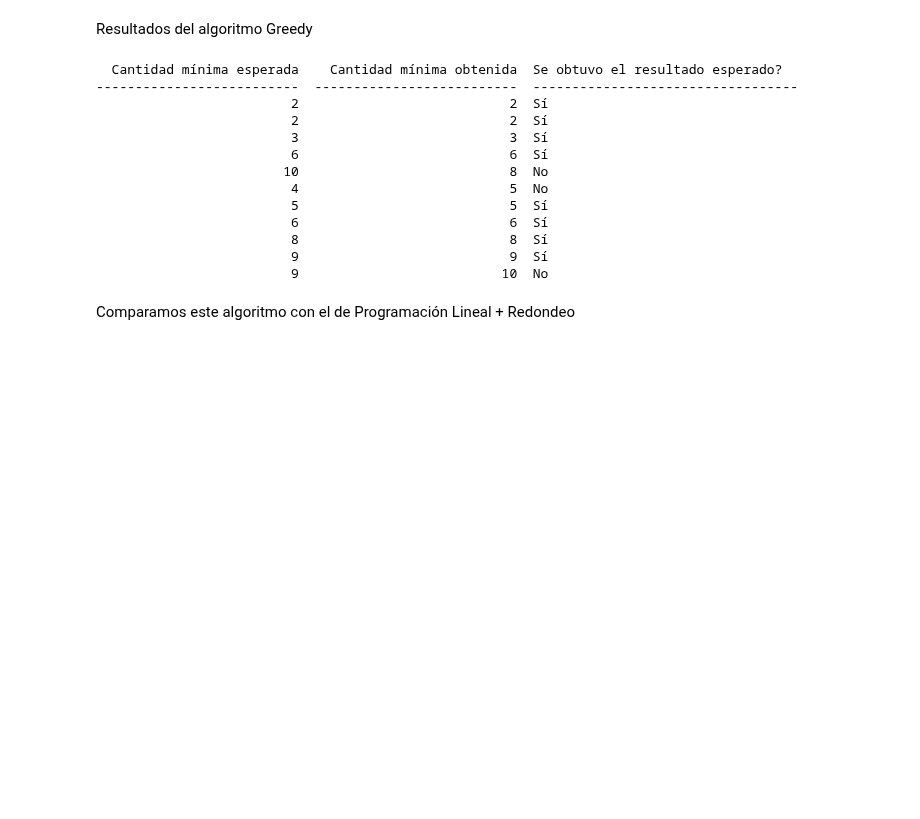
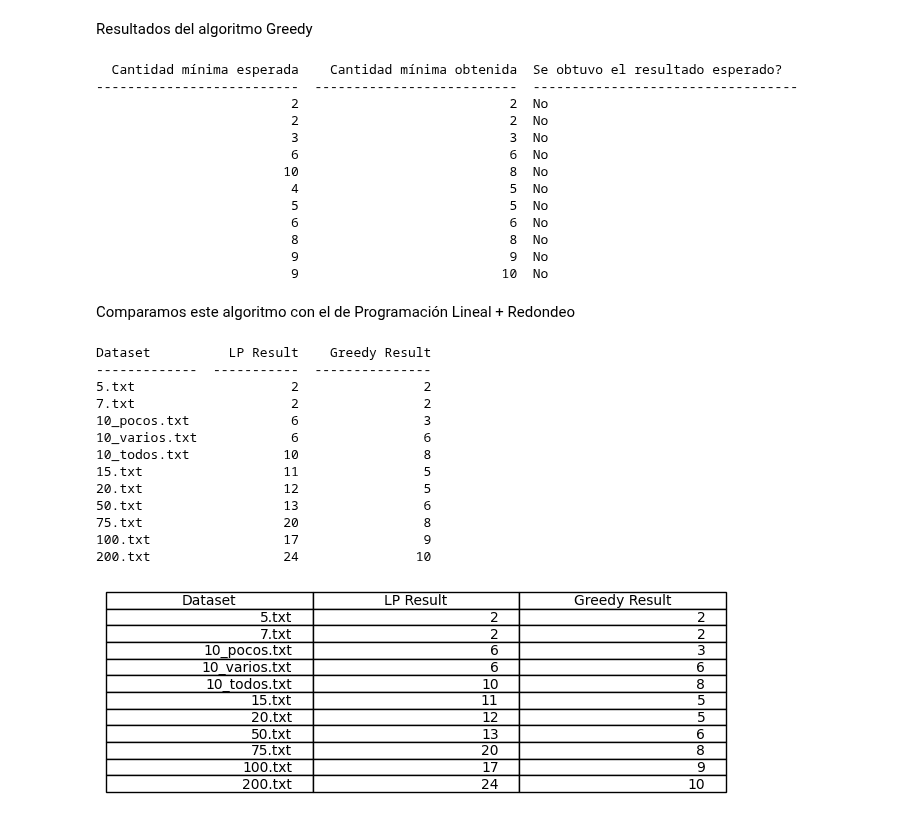
Before and after one commit to valenadels/TDA-I-Fiuba, a Jupyter notebook: TP3/TP3.ipynb, the cells around one changed output. Drawn from its saved outputs; the diff is of its cells as text; code cells hidden in the pictures; blank space fills up the shorter version.

Commit message:
exporto imagenes y comento lo q no correr

```diff
--- a/TP3/TP3.ipynb
+++ b/TP3/TP3.ipynb
@@ -312,9 +308,9 @@ NameError: name 'solucion_20_nuestro' is not defined
 # %%
 # Imprime los resultados obtenidos y los esperados en una tabla
-resultados = []
-i = 0
-for resultado_obtenido in resultados_obtenidos_nuestros:
-  es_correcto = "Sí" if verificar_solucion_para_Scaloni(pedidos_prensa_nuestro[i], resultado_obtenido[0]) else "No"
-  resultados.append([archivos_nuestros[i], len(resultado_obtenido[0]), es_correcto,resultado_obtenido[1] ])
-  i += 1
-print(tabulate(resultados, headers=['Archivo', 'Cantidad minima obtenida', 'Es válida la soliución?', 'Tiempo de ejecución (s)']))
+# resultados = []
+# i = 0
+# for resultado_obtenido in resultados_obtenidos_nuestros:
+#   es_correcto = "Sí" if verificar_solucion_para_Scaloni(pedidos_prensa_nuestro[i], resultado_obtenido[0]) else "No"
+#   resultados.append([archivos_nuestros[i], len(resultado_obtenido[0]), es_correcto,resultado_obtenido[1] ])
+#   i += 1
+# print(tabulate(resultados, headers=['Archivo', 'Cantidad minima obtenida', 'Es válida la soliución?', 'Tiempo de ejecución (s)']))
@@ -686,12 +690,10 @@ Resultados del algoritmo Greedy
 resultados_obtenidos = [solucion_5, solucion_7, solucion_10_pocos, solucion_10_varios, solucion_10_todos,
                         solucion_15, solucion_20, solucion_50, solucion_75, solucion_100, solucion_200]
 
-resultados_esperados = [resultado_esperado.cantidad_minima for resultado_esperado in resultados_esperados]
-
 table_data = []
 for i in range(len(resultados_obtenidos)):
     es_correcto = "Sí" if resultados_esperados[i] == len(resultados_obtenidos[i]) else "No"
-    row = [resultados_esperados[i], len(resultados_obtenidos[i]), es_correcto]
+    row = [resultados_esperados[i].cantidad_minima, len(resultados_obtenidos[i]), es_correcto]
     table_data.append(row)
 
 headers = ["Cantidad mínima esperada", "Cantidad mínima obtenida", "Se obtuvo el resultado esperado?"]
@@ -700,31 +702,51 @@ print(tabulate(table_data, headers=headers))
 # %% [output]
   Cantidad mínima esperada    Cantidad mínima obtenida  Se obtuvo el resultado esperado?
 --------------------------  --------------------------  ----------------------------------
-                         2                           2  Sí
-                         2                           2  Sí
-                         3                           3  Sí
-                         6                           6  Sí
+                         2                           2  No
+                         2                           2  No
+                         3                           3  No
+                         6                           6  No
                         10                           8  No
                          4                           5  No
-                         5                           5  Sí
-                         6                           6  Sí
-                         8                           8  Sí
-                         9                           9  Sí
+                         5                           5  No
+                         6                           6  No
+                         8                           8  No
+                         9                           9  No
                          9                          10  No
 # %% [markdown]
 Comparamos este algoritmo con el de Programación Lineal + Redondeo
 # %%
 resultados_obtenidos_lp = [solucion_5_lp, solucion_7_lp, solucion_10_pocos_lp, solucion_10_varios_lp, solucion_10_todos_lp,
                         solucion_15_lp, solucion_20_lp, solucion_50_lp, solucion_75_lp, solucion_100_lp, solucion_200_lp]
 
 resultados_obtenidos_greedy = [solucion_5, solucion_7, solucion_10_pocos, solucion_10_varios, solucion_10_todos,
                         solucion_15, solucion_20, solucion_50, solucion_75, solucion_100, solucion_200]
 
 table_data = []
 for i in range(len(resultados_obtenidos_lp)):
-    row = [archivos_nuestros[i], len(resultados_obtenidos_lp[i]), len(resultados_obtenidos_greedy[i])]
+    row = [resultados_esperados[i].nombre_archivo, len(resultados_obtenidos_lp[i]), len(resultados_obtenidos_greedy[i])]
     table_data.append(row)
 
 headers = ["Dataset", "LP Result", "Greedy Result"]
 
 print(tabulate(table_data, headers=headers))
+
+plt.figure(figsize=(8, 2))
+plt.axis('off')
+plt.table(cellText=table_data, colLabels=headers, loc='center')
+plt.savefig('tabla3.png')
+# %% [output]
+Dataset          LP Result    Greedy Result
+-------------  -----------  ---------------
+5.txt                    2                2
+7.txt                    2                2
+10_pocos.txt             6                3
+10_varios.txt            6                6
+10_todos.txt            10                8
+15.txt                  11                5
+20.txt                  12                5
+50.txt                  13                6
+75.txt                  20                8
+100.txt                 17                9
+200.txt                 24               10
+[figure, added]
```
Also changed, not shown: parts of 15 cells of this notebook.
